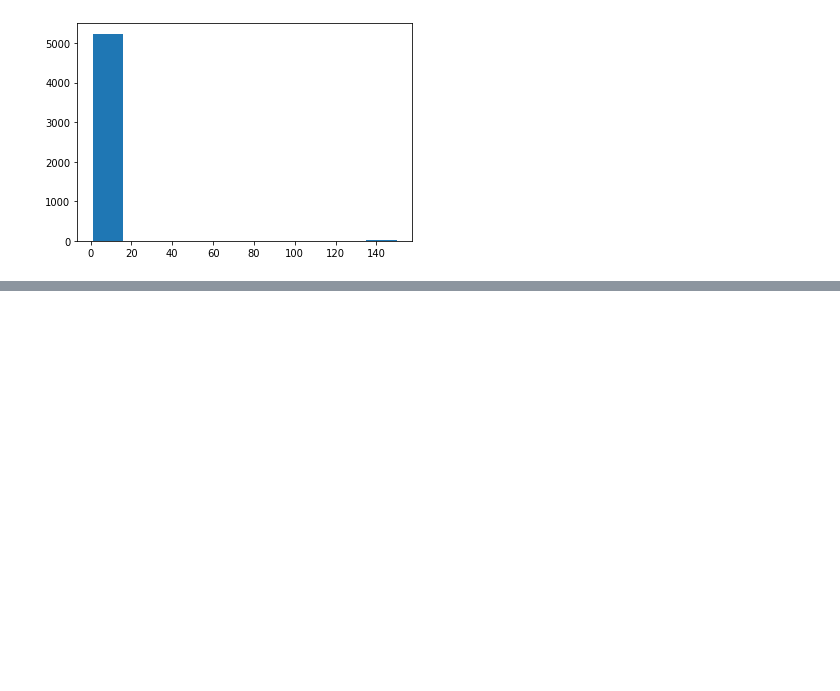
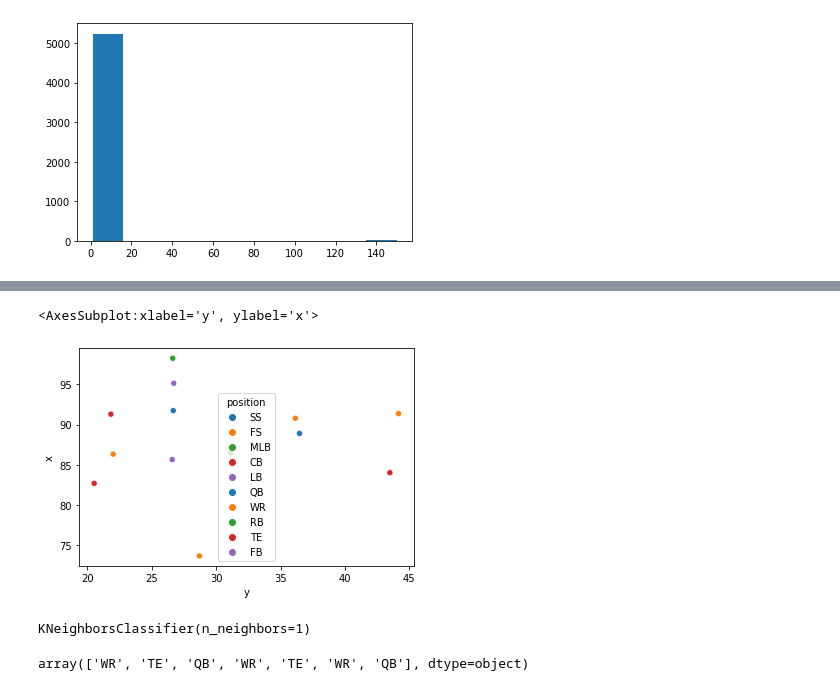
Before and after one commit to adisujithkumar/nfl-big-data-bowl-2021, a Jupyter notebook: Playground EDA.ipynb, the cells around one changed output, grey strips where cells are left out. Saved outputs shown, nothing was run; the diff lists cells and outputs as text; code cells hidden in the pictures; blank space fills up the shorter version.

```diff
--- a/Playground EDA.ipynb
+++ b/Playground EDA.ipynb
@@ -9,0 +74,4 @@ df = pd.read_csv(filepath)
+# %%
+for i in ['s', 'a', 'dis', 'o', 'dir']:
+    print(np.mean(df[i]))
+    print(np.std(df[i]))
@@ -29,0 +197,11 @@ Index(['time', 'x', 'y', 's', 'a', 'dis', 'o', 'dir', 'event', 'nflId',
+# %%
+defSet = {'CB', 'OLB', 'FS', 'SS', 'ILB', 'MLB', 'LB', 'DB', 'S', 'DL', 'DE', 'NT'}
+# %%
+def positionScreening(dataSample, positionSet, otherMask = True):
+    retArr = []
+    for i in dataSample:
+        if otherMask:
+            retArr.append(i in positionSet)
+        else:
+            retArr.append(not i in positionSet)
+    return retArr
@@ -29,0 +231,3 @@ Index(['time', 'x', 'y', 's', 'a', 'dis', 'o', 'dir', 'event', 'nflId',
+# %%
+defense = df[(df['time'] == '2018-09-07T01:07:14.599Z')][(positionScreening(df[df['time'] == '2018-09-07T01:07:14.599Z']['position'], defSet))]
+offense = df[(df['time'] == '2018-09-07T01:07:14.599Z')][(positionScreening(df[df['time'] == '2018-09-07T01:07:14.599Z']['position'], defSet, otherMask = False))]
@@ -29,0 +256,6 @@ Index(['time', 'x', 'y', 's', 'a', 'dis', 'o', 'dir', 'event', 'nflId',
+# %%
+sns.scatterplot(data = defense,x = 'y', y = 'x', hue = 'position')
+sns.scatterplot(data = offense,x = 'y', y = 'x', hue = 'position')
+# %% [output]
+<AxesSubplot:xlabel='y', ylabel='x'>
+[figure, added]
@@ -29,0 +264,5 @@ Index(['time', 'x', 'y', 's', 'a', 'dis', 'o', 'dir', 'event', 'nflId',
+# %%
+model = KNeighborsClassifier(n_neighbors= 1)
+model.fit(offense[['x', 'y']].iloc[:-1], offense['position'].iloc[:-1])
+# %% [output]
+KNeighborsClassifier(n_neighbors=1)
@@ -29,0 +271,4 @@ Index(['time', 'x', 'y', 's', 'a', 'dis', 'o', 'dir', 'event', 'nflId',
+# %%
+model.predict(X = defense[['x', 'y']])
+# %% [output]
+array(['WR', 'TE', 'QB', 'WR', 'TE', 'WR', 'QB'], dtype=object)
```
Also changed, not shown: parts of 27 cells of this notebook.
